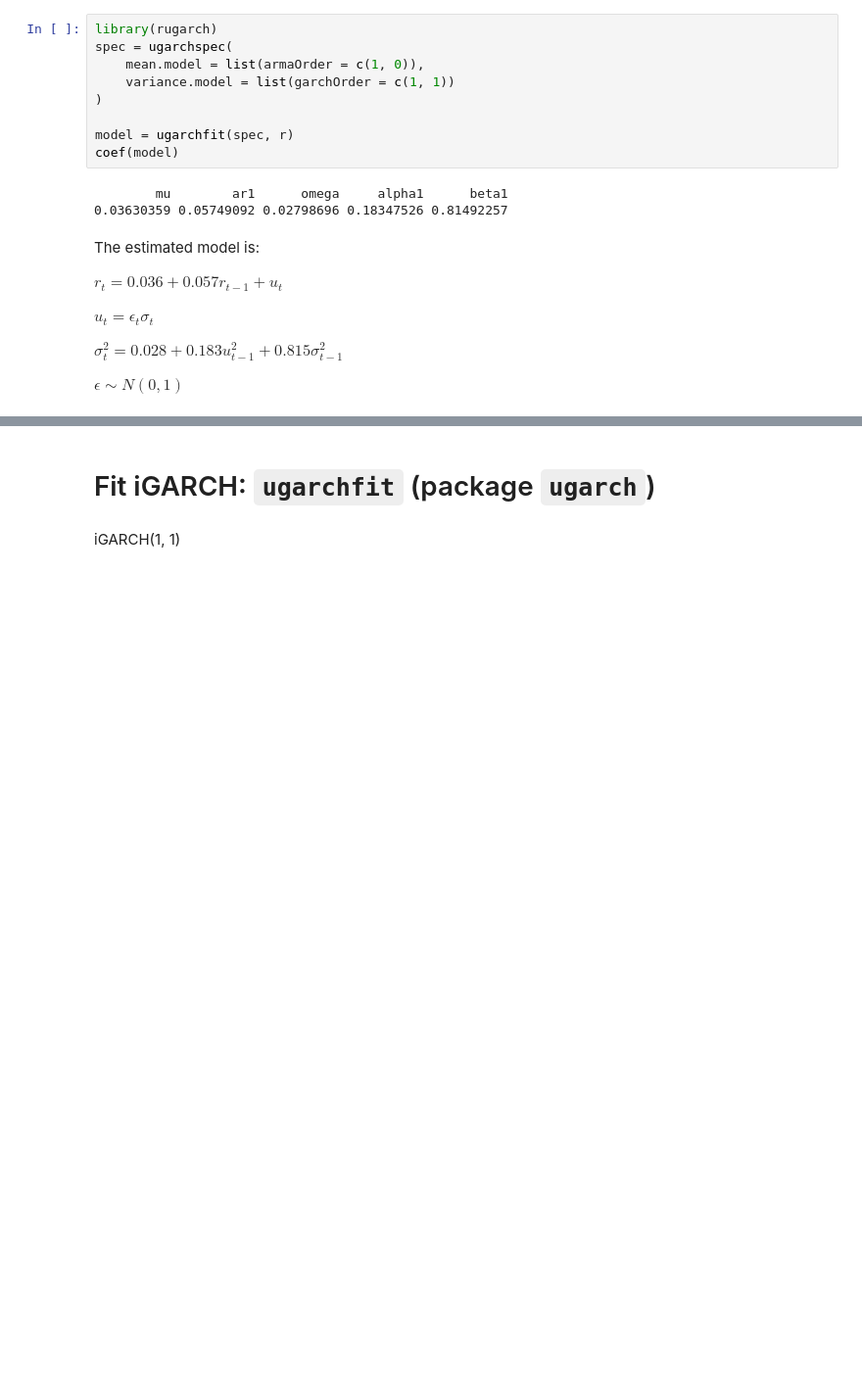
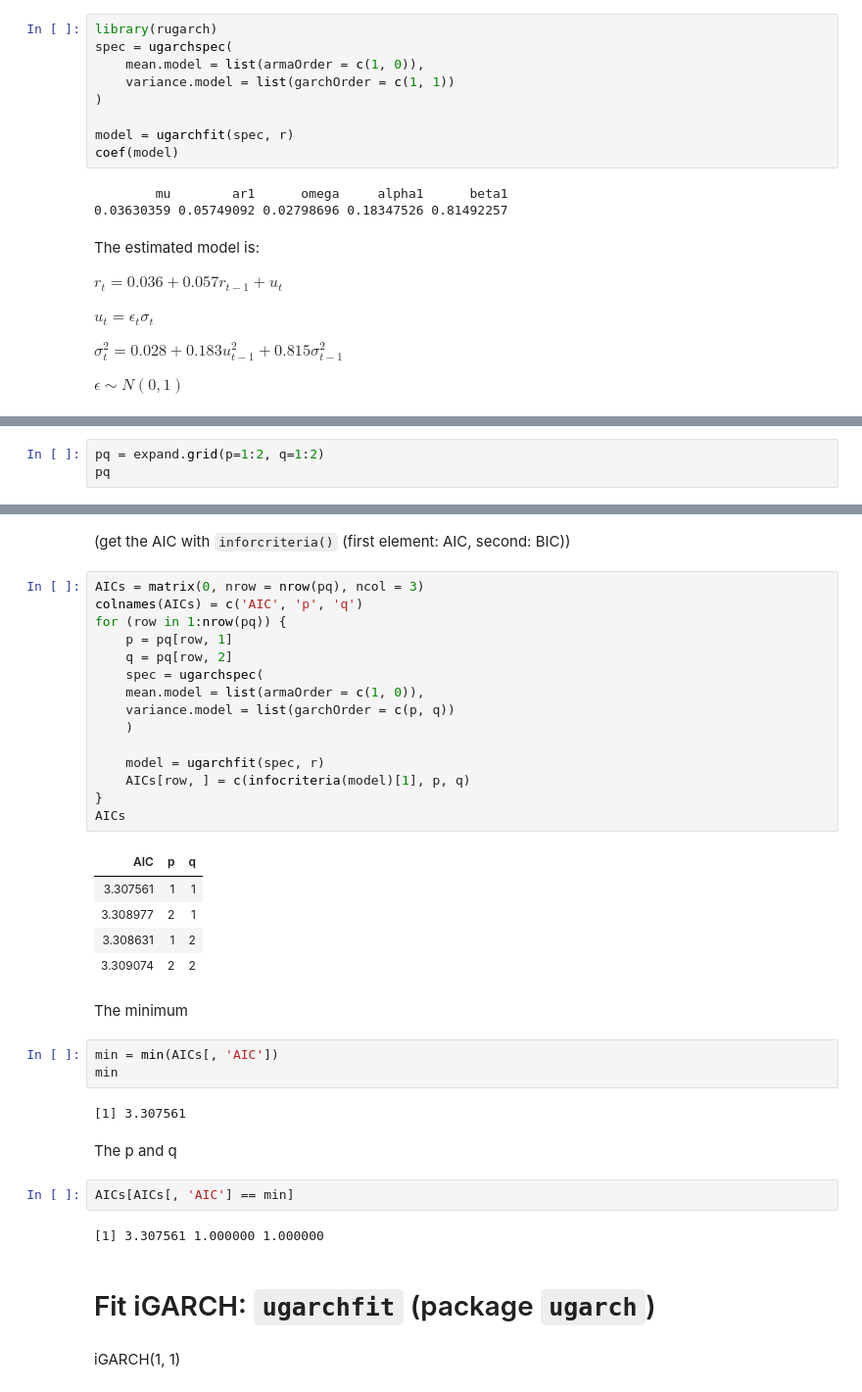
Before and after one commit to erikcs/TA, a Jupyter notebook: 4329_session2.ipynb, the cells around one changed output, grey strips where cells are left out. Shown at 98% size. Cells and saved outputs as stored; diff of their text form; blank space fills up the shorter version.

```diff
--- a/4329_session2.ipynb
+++ b/4329_session2.ipynb
@@ -149,0 +164,3 @@ $\epsilon \sim N(0,1)$
+# %%
+pq = expand.grid(p=1:2, q=1:2)
+pq
@@ -150,3 +173,39 @@ $\epsilon \sim N(0,1)$
+# %% [markdown]
+(get the AIC with `inforcriteria()` (first element: AIC, second: BIC))
+# %%
+AICs = matrix(0, nrow = nrow(pq), ncol = 3)
+colnames(AICs) = c('AIC', 'p', 'q')
+for (row in 1:nrow(pq)) {
+    p = pq[row, 1]
+    q = pq[row, 2]
+    spec = ugarchspec(
+    mean.model = list(armaOrder = c(1, 0)),
+    variance.model = list(garchOrder = c(p, q))
+    )
+
+    model = ugarchfit(spec, r)
+    AICs[row, ] = c(infocriteria(model)[1], p, q)
+}
+AICs
+# %% [output]
+| AIC | p | q |
+| 3.307561 | 1 | 1 |
+| 3.308977 | 2 | 1 |
+| 3.308631 | 1 | 2 |
+| 3.309074 | 2 | 2 |
+# %% [markdown]
+The minimum
+# %%
+min = min(AICs[, 'AIC'])
+min
+# %% [output]
+[1] 3.307561
+# %% [markdown]
+The p and q
+# %%
+AICs[AICs[, 'AIC'] == min]
+# %% [output]
+[1] 3.307561 1.000000 1.000000
 # %% [markdown]
 # Fit iGARCH: `ugarchfit` (package `ugarch`)
 # %% [markdown]
```
Also changed, not shown: parts of 3 cells of this notebook.
